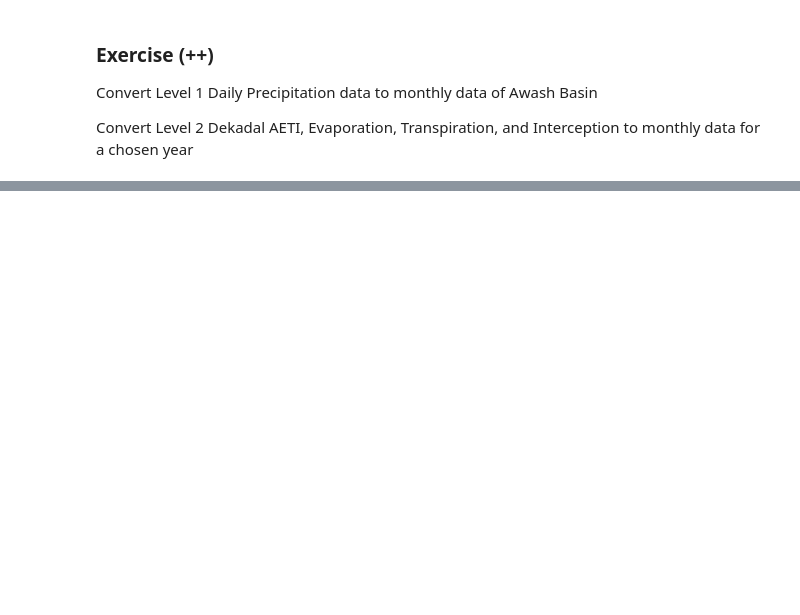
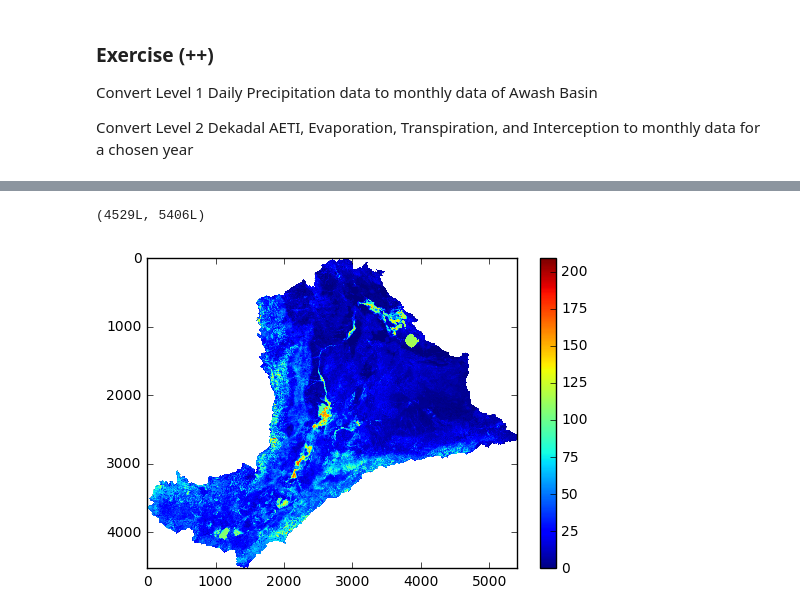
Before and after one commit to trngb/WA_training, a Jupyter notebook: 1.4_Preprocess_WaPOR_data.ipynb, the cells around one changed output, grey strips where cells are left out. Drawn from its saved outputs; the diff is of its cells as text; code cells hidden in the pictures; blank space fills up the shorter version.

```diff
--- a/1.4_Preprocess_WaPOR_data.ipynb
+++ b/1.4_Preprocess_WaPOR_data.ipynb
@@ -522,0 +593,10 @@ AttributeError: 'NoneType' object has no attribute 'GetRasterBand'
+# %%
+ET_fh=r"E:\Exercise\1.4\Monthly\L2_AETI_M\AETI_200901.tif"
+ET=OpenRasterAsArray(ET_fh)
+print(ET.shape)
+plt.imshow(ET)
+plt.colorbar()
+plt.show()
+# %% [output]
+(4529L, 5406L)
+[figure, added]
```
Also changed, not shown: parts of 26 cells of this notebook, 3 other files.
